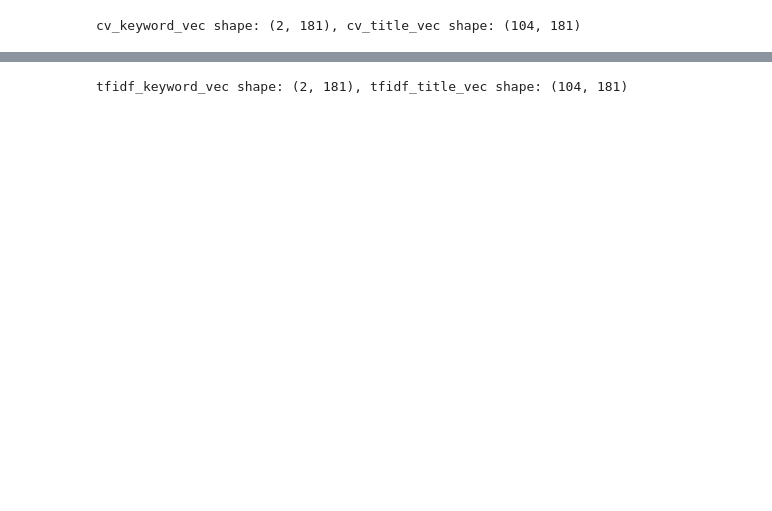
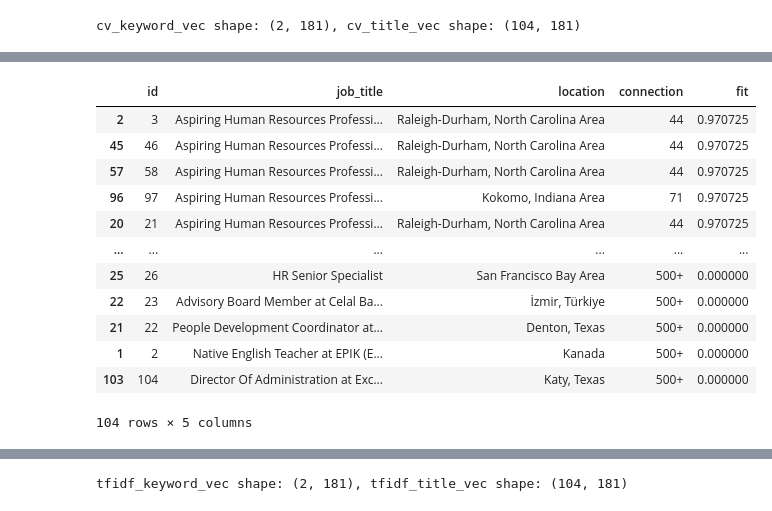
Before and after one commit to trtrgfh/Potential_Talents, a Jupyter notebook: Potential_Talents.ipynb, the cells around one changed output, grey strips where cells are left out. Saved outputs shown, nothing was run; the diff lists cells and outputs as text; code cells hidden in the pictures; blank space fills up the shorter version.

```diff
--- a/Potential_Talents.ipynb
+++ b/Potential_Talents.ipynb
@@ -90,0 +102,6 @@ Name: 1, Length: 104, dtype: float64
+# %%
+# Star the 7th candiate
+star_key1 = keywords[0] + " " + cv_df1.iloc[6]["job_title"].lower()
+star_key2 = keywords[1] + " " + cv_df2.iloc[6]["job_title"].lower()
+star_keywords = [star_key1, star_key2]
+star_keywords
@@ -90,0 +111,7 @@ Name: 1, Length: 104, dtype: float64
+# %%
+# Get the vector of new keywords
+star_keyword_vec = CountVec.transform(star_keywords)
+star_cs = cosine_similarity(star_keyword_vec, cv_title_vec)
+# %%
+star_res = pd.DataFrame(star_cs, columns=df['id'])
+star_res
@@ -90,0 +123,26 @@ Name: 1, Length: 104, dtype: float64
+# %%
+star_res_key1 = star_res.iloc[0].reset_index(drop=True)
+star_res_key2 = star_res.iloc[1].reset_index(drop=True)
+
+# Create copies and fill "fit" with the cos similarity
+star_df1 = df.copy()
+star_df2 = df.copy()
+star_df1['fit'] = star_df1['fit'].fillna(star_res_key1)
+star_df2['fit'] = star_df2['fit'].fillna(star_res_key2)
+# %%
+star_df1 = star_df1.sort_values(by=['fit'], ascending=False)
+star_df1
+# %% [output]
+|  | id | job_title | location | connection | fit |
+| 2 | 3 | Aspiring Human Resources Professi... | Raleigh-Durham, North Carolina Area | 44 | 0.970725 |
+| 45 | 46 | Aspiring Human Resources Professi... | Raleigh-Durham, North Carolina Area | 44 | 0.970725 |
+| 57 | 58 | Aspiring Human Resources Professi... | Raleigh-Durham, North Carolina Area | 44 | 0.970725 |
+| 96 | 97 | Aspiring Human Resources Professi... | Kokomo, Indiana Area | 71 | 0.970725 |
+| 20 | 21 | Aspiring Human Resources Professi... | Raleigh-Durham, North Carolina Area | 44 | 0.970725 |
+| ... | ... | ... | ... | ... | ... |
+| 25 | 26 | HR Senior Specialist | San Francisco Bay Area | 500+ | 0.000000 |
+| 22 | 23 | Advisory Board Member at Celal Ba... | İzmir, Türkiye | 500+ | 0.000000 |
+| 21 | 22 | People Development Coordinator at... | Denton, Texas | 500+ | 0.000000 |
+| 1 | 2 | Native English Teacher at EPIK (E... | Kanada | 500+ | 0.000000 |
+| 103 | 104 | Director Of Administration at Exc... | Katy, Texas | 500+ | 0.000000 |
+104 rows × 5 columns
```
Also changed, not shown: parts of 76 cells of this notebook.
